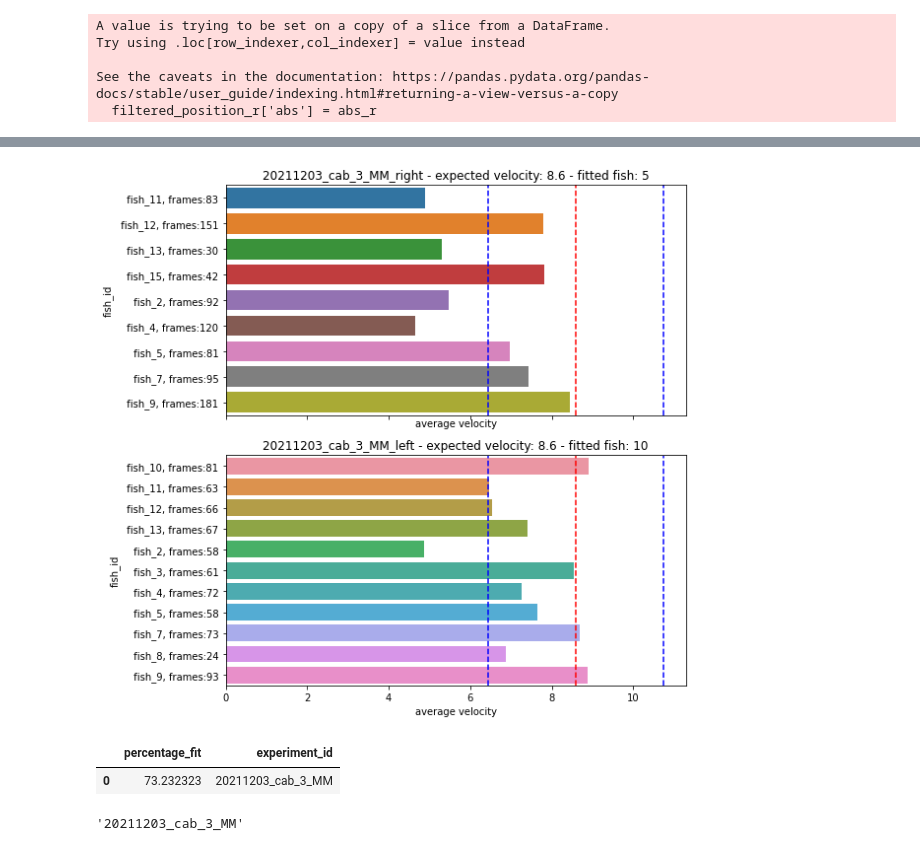
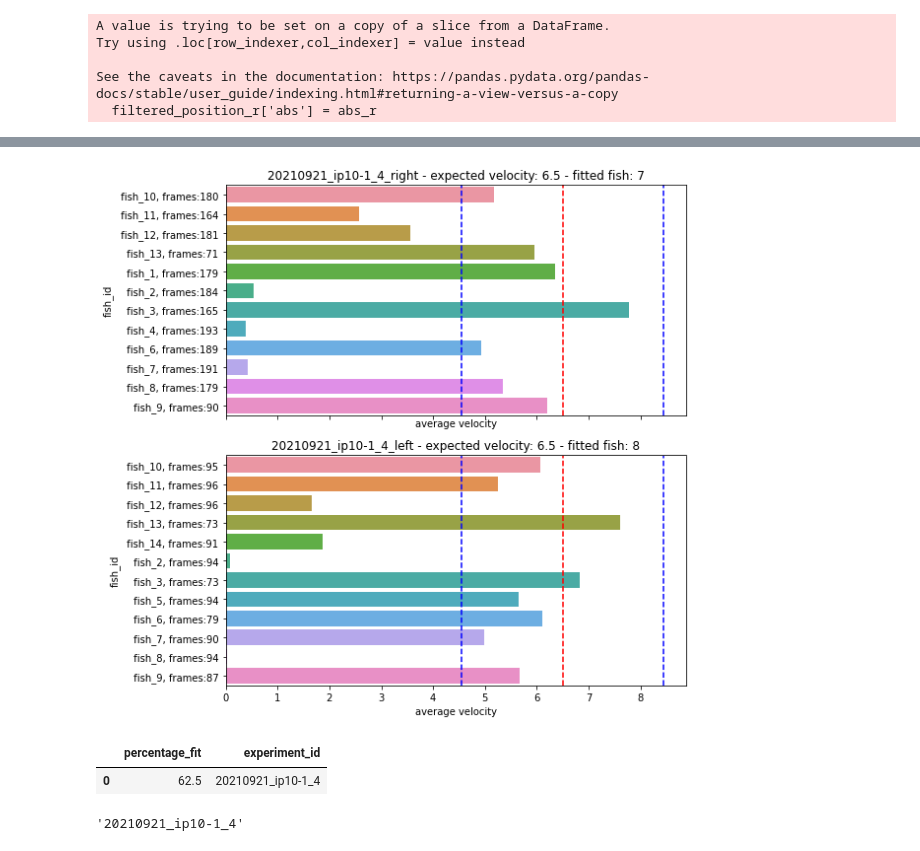
Before and after one commit to marciosferreira/bands_fish, a Jupyter notebook: analyses.ipynb, the cells around one changed output, grey strips where cells are left out. Drawn from its saved outputs; the diff is of its cells as text; code cells hidden in the pictures.

```diff
--- a/analyses.ipynb
+++ b/analyses.ipynb
@@ -14,9 +14,9 @@
 
 
 start = 100
-velocity = 8.6
+velocity = 6.5
 
-file_name = "C:/Users/marci/Documents/projetos_code/bands fish/videos/risa_videos/20211203_cab_3_MMStack_Default.ome.tif.csv"
+file_name = "C:/Users/marci/Documents/projetos_code/bands fish/videos/risa_videos/20210921_ip10-1_4_MMStack_Default.ome.tif.csv"
 if start == 0:
     r1 = 0
     r2 = 200
@@ -184,5 +201,5 @@ filtered_position_r = concatenated.loc[((concatenated['direction'] == "right") &
 # %%
 #filtered_position_l = filtered_position_l.loc[((filtered_position_l['value'] == 0) | (filtered_position_l['value'] < 0))]
 #filtered_position_r = filtered_position_r.loc[((filtered_position_r['value'] == 0) | (filtered_position_r['value'] > 0))]
-#filtered_position_l.loc[filtered_position_l['value'] > 0] = 0
-#filtered_position_r.loc[filtered_position_r['value'] < 0] = 0
+filtered_position_l.loc[filtered_position_l['value'] > 0, 'value'] = -2000
+filtered_position_r.loc[filtered_position_r['value'] < 0, 'value'] = 2000
@@ -411,9 +441,6 @@ Name: time, dtype: float64
 # %%
-filtered_position_l = filtered_position_l.loc[filtered_position_l['time'] < 500]
-filtered_position_r = filtered_position_r.loc[filtered_position_r['time'] < 500]
 
-filtered_position_l = filtered_position_l.loc[(filtered_position_l['value'] > 0)]
-filtered_position_r = filtered_position_r.loc[(filtered_position_r['value'] > 0)]
+
 
 filtered_position_l = filtered_position_l.groupby("fish_id").filter(lambda x: len(x) > 20)
 filtered_position_r = filtered_position_r.groupby("fish_id").filter(lambda x: len(x) > 20)
@@ -432,3 +459,10 @@ print(total_l)
+# %%
+filtered_position_l.loc[filtered_position_l['value'] > 1000, 'value'] = 0
+filtered_position_r.loc[filtered_position_r['value'] > 1000, 'value'] = 0
+
+
+#filtered_position_l = filtered_position_l.loc[(filtered_position_l['value'] > 0)]
+#filtered_position_r = filtered_position_r.loc[(filtered_position_r['value'] > 0)]
 # %%
 lft_group = filtered_position_l.groupby(['fish_id'])
 #lft_count = lft_group['value'].count()
@@ -470,31 +504,31 @@ l_result = gp_left['value'].mean()
 # %%
 
 
 f, (ax1, ax2) = plt.subplots(2, 1, sharex=True, figsize=(8,8))
 
 sns.barplot(x=r_result, y=r_result.index, ax=ax1)
 ax1.set_title(path_file + '_right' + ' - expected velocity: ' + str(velocity) + ' - fitted fish: ' + str(rgt_avg_final))
 sns.barplot(x=l_result, y=l_result.index, ax=ax2)
 ax2.set_title(path_file + '_left' + ' - expected velocity: ' + str(velocity) + ' - fitted fish: ' + str(lft_avg_final))
 plt.tight_layout()
 ax1.set_xlabel('average velocity')
 ax2.set_xlabel('average velocity')
 
 ax1.set_yticklabels(new_name_r)
 ax2.set_yticklabels(new_name_l)
 
 
 
-ax1.axvline(x=velocity*0.75, color='blue', linestyle='--')
+ax1.axvline(x=velocity*0.70, color='blue', linestyle='--')
 ax1.axvline(x=velocity, color='red', linestyle='--')
-ax1.axvline(x=velocity*1.25, color='blue', linestyle='--')
-ax2.axvline(x=velocity*0.75, color='blue', linestyle='--')
+ax1.axvline(x=velocity*1.30, color='blue', linestyle='--')
+ax2.axvline(x=velocity*0.70, color='blue', linestyle='--')
 ax2.axvline(x=velocity, color='red', linestyle='--')
-ax2.axvline(x=velocity*1.25, color='blue', linestyle='--')
+ax2.axvline(x=velocity*1.30, color='blue', linestyle='--')
 
 plt.show()
 # %% [output]
-[figure, old version]
+[figure, new version]
 # %%
 dados = {'percentage_fit': [final_result]}
 df = pd.DataFrame(data=dados)
@@ -502,10 +536,10 @@ df['experiment_id'] = path_file
 df
 # %% [output]
 |  | percentage_fit | experiment_id |
-| 0 | 73.232323 | 20211203_cab_3_MM |
+| 0 | 62.5 | 20210921_ip10-1_4 |
 # %%
 df.to_csv("C:/Users/marci/Documents/projetos_code/bands fish/videos/risa_videos/results/" + path_file, index=False)
 # %%
 path_file
 # %% [output]
-'20211203_cab_3_MM'
+'20210921_ip10-1_4'
```
Also changed, not shown: parts of 17 cells of this notebook, 1 other file.
